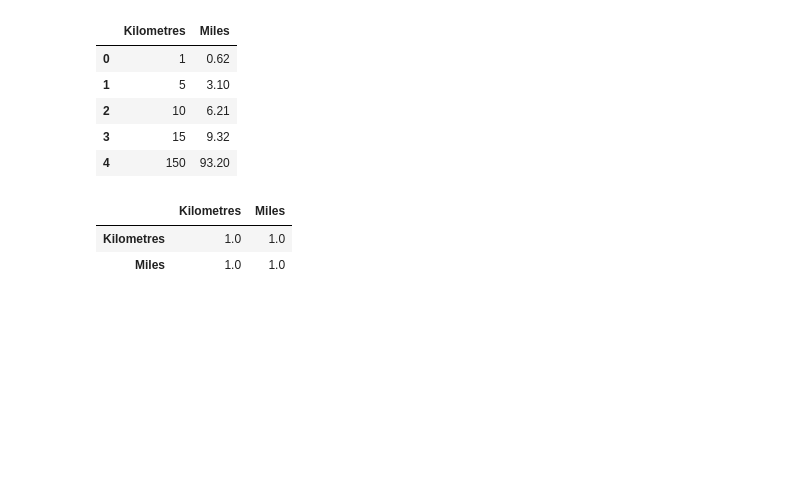
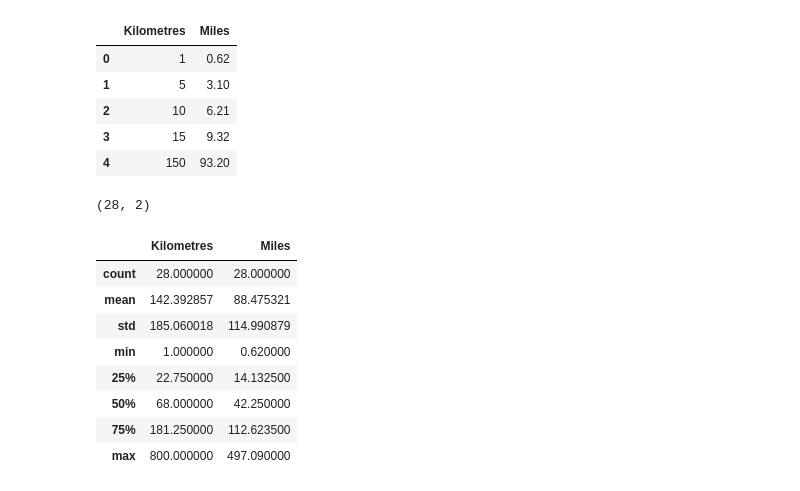
Before and after one commit to giusmahnn/NoteBook, a Jupyter notebook: ks data/ks.ipynb, the cells around one changed output. Saved outputs shown, nothing was run; the diff lists cells and outputs as text; code cells hidden in the pictures; blank space fills up the shorter version.

```diff
--- a/ks data/ks.ipynb
+++ b/ks data/ks.ipynb
@@ -18,8 +22,18 @@ df.head()
 | 3 | 15 | 9.32 |
 | 4 | 150 | 93.20 |
 # %%
-df.corr()
+df.shape
 # %% [output]
-|  | Kilometres | Miles |
-| Kilometres | 1.0 | 1.0 |
-| Miles | 1.0 | 1.0 |
+(28, 2)
+# %%
+df.describe()
+# %% [output]
+|  | Kilometres | Miles |
+| count | 28.000000 | 28.000000 |
+| mean | 142.392857 | 88.475321 |
+| std | 185.060018 | 114.990879 |
+| min | 1.000000 | 0.620000 |
+| 25% | 22.750000 | 14.132500 |
+| 50% | 68.000000 | 42.250000 |
+| 75% | 181.250000 | 112.623500 |
+| max | 800.000000 | 497.090000 |
```
Also changed, not shown: parts of 7 cells of this notebook, 7 other files.
